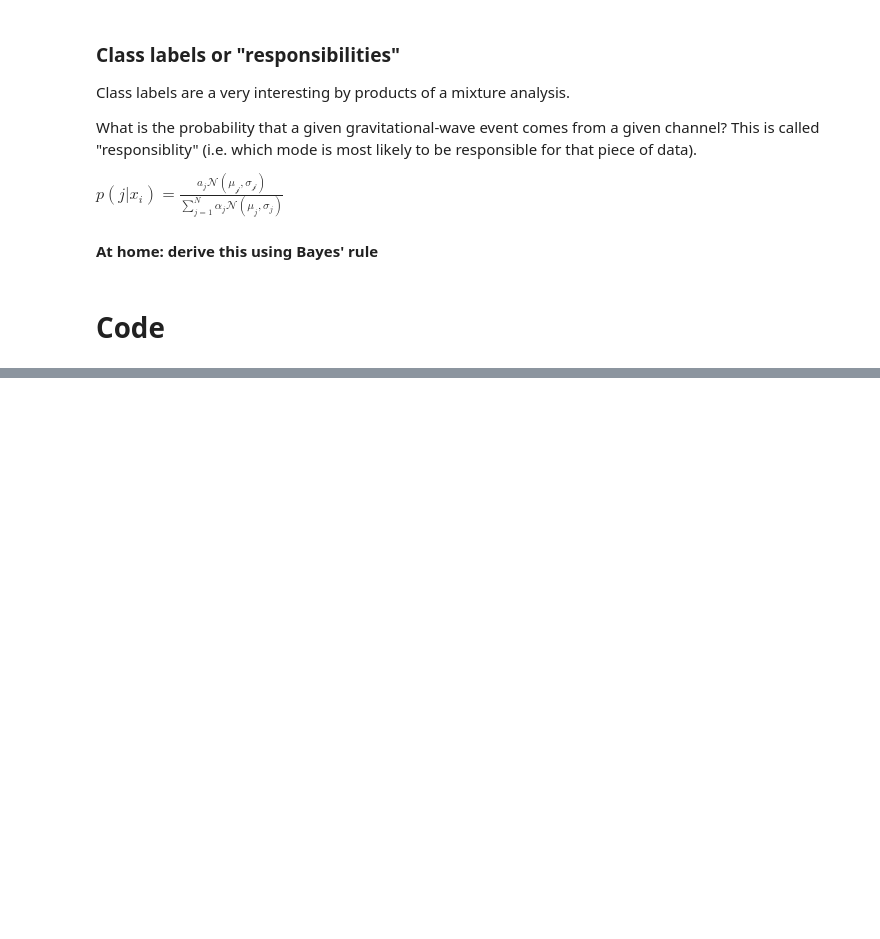
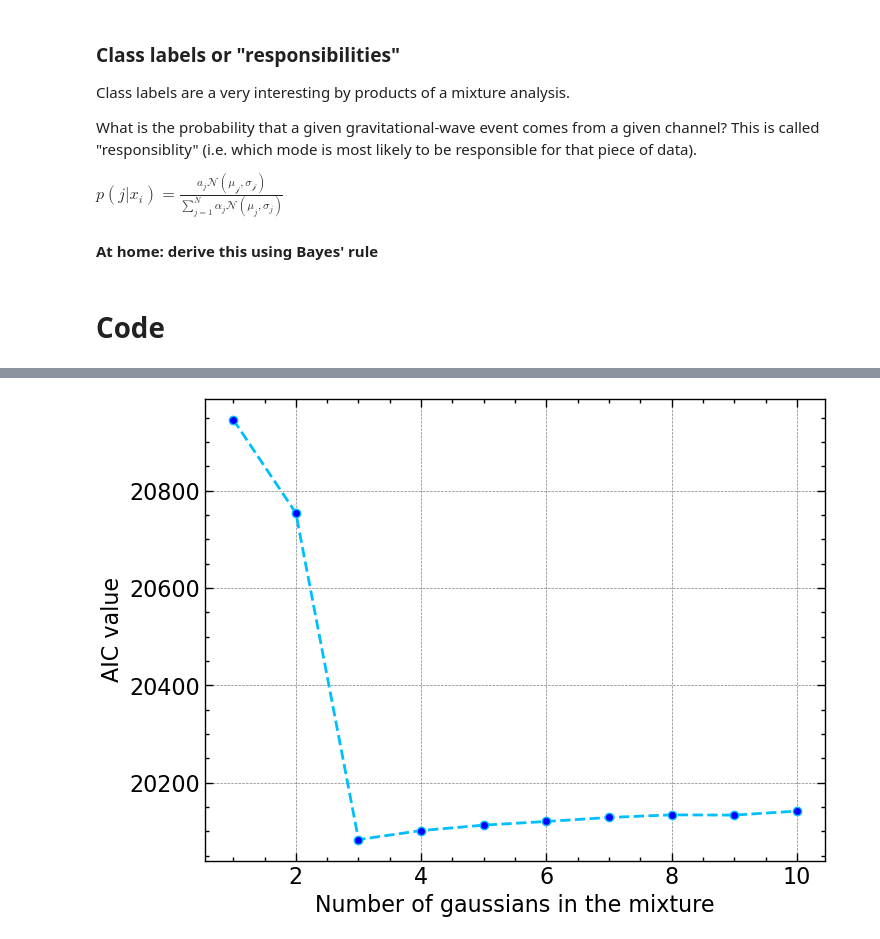
Before and after one commit to M-Bianchi/astrostatistics_bicocca_2024, a Jupyter notebook: working/W06_bhformation.ipynb, the cells around one changed output, grey strips where cells are left out. Drawn from its saved outputs; the diff is of its cells as text; code cells hidden in the pictures; blank space fills up the shorter version.

```diff
--- a/working/W06_bhformation.ipynb
+++ b/working/W06_bhformation.ipynb
@@ -111,0 +106,12 @@ plt.plot(x_dense, results_1.score_samples(x_dense))
+# %%
+N = np.arange(1, 11)
+results = {}
+aic_array = np.zeros(len(N))
+
+for i in N:
+    model = GaussianMixture(n_components=i, random_state=np.random.seed(time.gmtime()))
+    result = model.fit(data)
+    results[f'N={i}'] = result
+    aic_array[i-1] = result.aic(data)
+
+results
@@ -111,0 +129,7 @@ plt.plot(x_dense, results_1.score_samples(x_dense))
+# %%
+N_array = np.arange(1, 11)
+plt.plot(N_array, aic_array, linestyle='--', color='deepskyblue', marker='o', markerfacecolor='blue')
+plt.xlabel('Number of gaussians in the mixture')
+plt.ylabel('AIC value');
+# %% [output]
+[figure, added]
```
Also changed, not shown: parts of 12 cells of this notebook, 1 other file.
